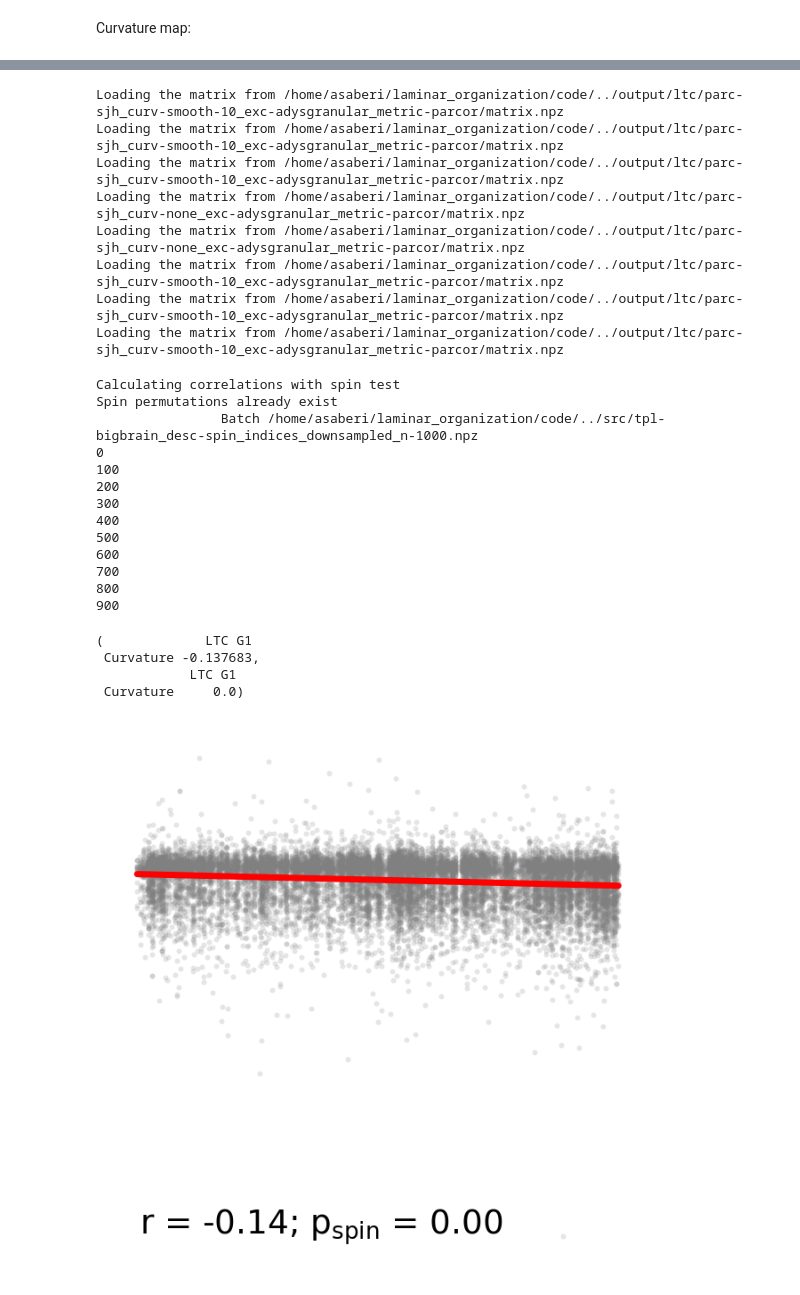
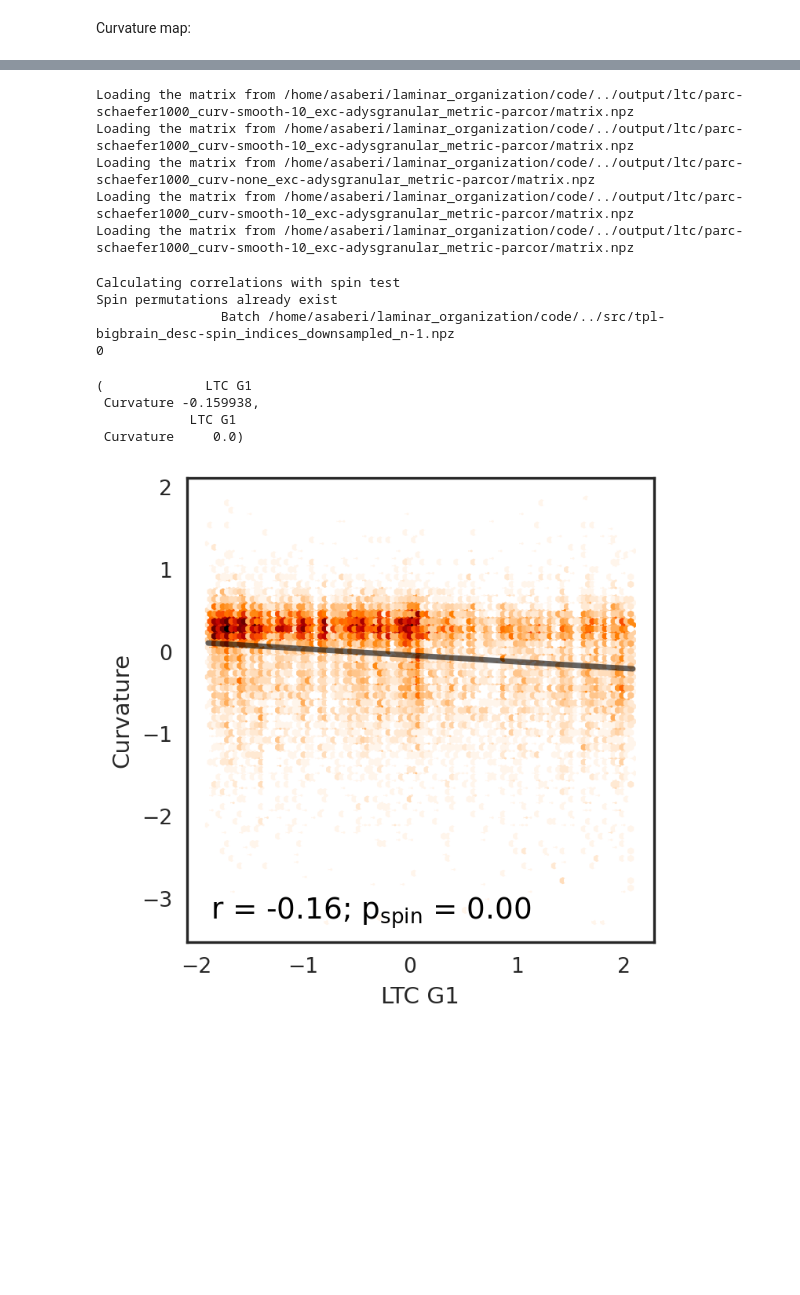
Before and after one commit to amnsbr/laminar_organization, a Jupyter notebook: code/figures/Fig_S01.ipynb, the cells around one changed output, grey strips where cells are left out. Saved outputs shown, nothing was run; the diff lists cells and outputs as text; code cells hidden in the pictures; blank space fills up the shorter version.

```diff
--- a/code/figures/Fig_S01.ipynb
+++ b/code/figures/Fig_S01.ipynb
@@ -96,34 +91,22 @@ helpers.plot_surface(curv_map_ico7, plot_downsampled=False, vrange=(-0.25, 0.25)
 # %%
-ltcg_smooth = surfaces.MicrostructuralCovarianceGradients(matrices.MicrostructuralCovarianceMatrix('thickness', 'sjh'))
-ltcg_none = surfaces.MicrostructuralCovarianceGradients(matrices.MicrostructuralCovarianceMatrix('thickness', 'sjh', correct_curvature=None))
+ltcg_smooth = surfaces.MicrostructuralCovarianceGradients(matrices.MicrostructuralCovarianceMatrix('thickness', 'schaefer1000'))
+ltcg_none = surfaces.MicrostructuralCovarianceGradients(matrices.MicrostructuralCovarianceMatrix('thickness', 'schaefer1000', correct_curvature=None))
 # %% [output]
-Loading the matrix from /home/asaberi/laminar_organization/code/../output/ltc/parc-sjh_curv-smooth-10_exc-adysgranular_metric-parcor/matrix.npz
-Loading the matrix from /home/asaberi/laminar_organization/code/../output/ltc/parc-sjh_curv-smooth-10_exc-adysgranular_metric-parcor/matrix.npz
-Loading the matrix from /home/asaberi/laminar_organization/code/../output/ltc/parc-sjh_curv-smooth-10_exc-adysgranular_metric-parcor/matrix.npz
-Loading the matrix from /home/asaberi/laminar_organization/code/../output/ltc/parc-sjh_curv-none_exc-adysgranular_metric-parcor/matrix.npz
-Loading the matrix from /home/asaberi/laminar_organization/code/../output/ltc/parc-sjh_curv-none_exc-adysgranular_metric-parcor/matrix.npz
-Loading the matrix from /home/asaberi/laminar_organization/code/../output/ltc/parc-sjh_curv-smooth-10_exc-adysgranular_metric-parcor/matrix.npz
-Loading the matrix from /home/asaberi/laminar_organization/code/../output/ltc/parc-sjh_curv-smooth-10_exc-adysgranular_metric-parcor/matrix.npz
-Loading the matrix from /home/asaberi/laminar_organization/code/../output/ltc/parc-sjh_curv-smooth-10_exc-adysgranular_metric-parcor/matrix.npz
+Loading the matrix from /home/asaberi/laminar_organization/code/../output/ltc/parc-schaefer1000_curv-smooth-10_exc-adysgranular_metric-parcor/matrix.npz
+Loading the matrix from /home/asaberi/laminar_organization/code/../output/ltc/parc-schaefer1000_curv-smooth-10_exc-adysgranular_metric-parcor/matrix.npz
+Loading the matrix from /home/asaberi/laminar_organization/code/../output/ltc/parc-schaefer1000_curv-none_exc-adysgranular_metric-parcor/matrix.npz
+Loading the matrix from /home/asaberi/laminar_organization/code/../output/ltc/parc-schaefer1000_curv-smooth-10_exc-adysgranular_metric-parcor/matrix.npz
+Loading the matrix from /home/asaberi/laminar_organization/code/../output/ltc/parc-schaefer1000_curv-smooth-10_exc-adysgranular_metric-parcor/matrix.npz
 # %%
-ltcg_none.correlate(curv_map, parcellated=False, n_perm=1000, x_columns=['LTC G1'], axis_off=True)
+ltcg_none.correlate(curv_map, parcellated=False, x_columns=['LTC G1'])
 # %% [output]
 Calculating correlations with spin test
 Spin permutations already exist
-                Batch /home/asaberi/laminar_organization/code/../src/tpl-bigbrain_desc-spin_indices_downsampled_n-1000.npz
+                Batch /home/asaberi/laminar_organization/code/../src/tpl-bigbrain_desc-spin_indices_downsampled_n-1.npz
 0
-100
-200
-300
-400
-500
-600
-700
-800
-900
 (             LTC G1
- Curvature -0.137683,
+ Curvature -0.159938,
             LTC G1
  Curvature     0.0)
-[figure, old version]
+[figure, new version]
 # %%
```
Also changed, not shown: parts of 10 cells of this notebook, 12 other files.
